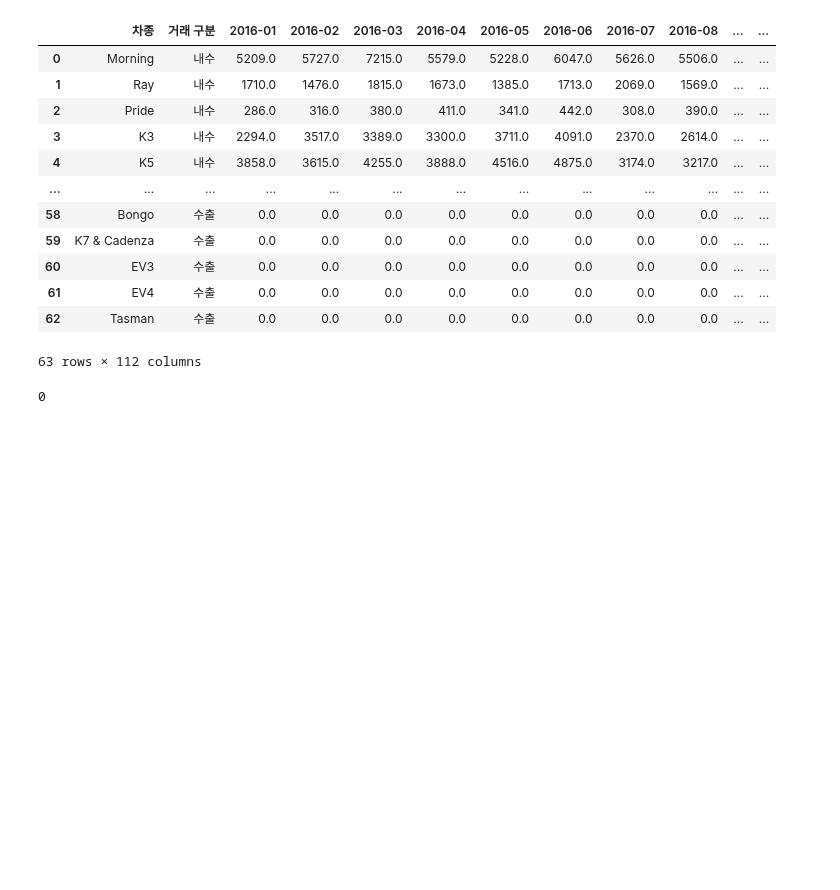
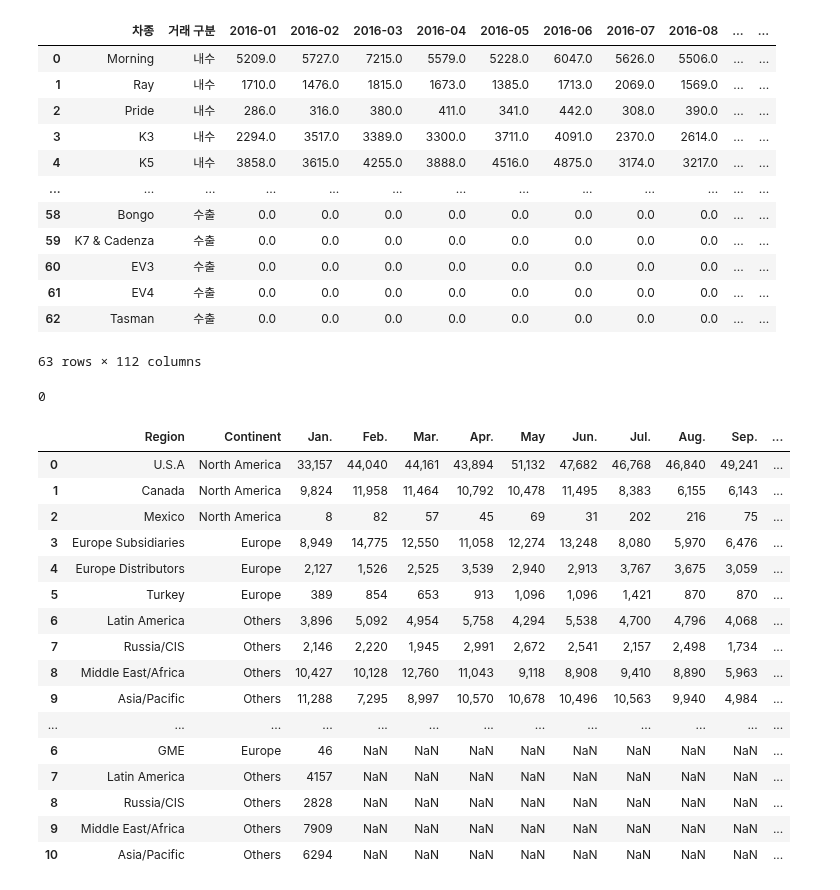
Before and after one commit to CodeWorks-hi/mini-project-2, a Jupyter notebook: jupyter_notebooks/데이터_전처리/temp_data.ipynb, the cells around one changed output. Saved outputs shown, nothing was run; the diff lists cells and outputs as text; code cells hidden in the pictures; blank space fills up the shorter version.

```diff
--- a/jupyter_notebooks/데이터_전처리/temp_data.ipynb
+++ b/jupyter_notebooks/데이터_전처리/temp_data.ipynb
@@ -60,0 +60,26 @@ df.to_csv("../../data/processed/kia-by-car.csv", index=False)
+# %%
+a = pd.read_csv("../../data/raw/현대/hmc-export-by-region-december-y2023.csv")
+b = pd.read_csv("../../data/raw/현대/hmc-export-by-region-december-y2024.csv")
+c = pd.read_csv("../../data/raw/현대/hmc-export-by-region-january-y2025.csv")
+
+df = pd.concat([a, b, c], axis=0)
+df
+# df.groupby("Region")["Continent"].count().count()
+# %% [output]
+|  | Region | Continent | Jan. | Feb. | Mar. | Apr. | May | Jun. | Jul. | Aug. | Sep. | ... |
+| 0 | U.S.A | North America | 33,157 | 44,040 | 44,161 | 43,894 | 51,132 | 47,682 | 46,768 | 46,840 | 49,241 | ... |
+| 1 | Canada | North America | 9,824 | 11,958 | 11,464 | 10,792 | 10,478 | 11,495 | 8,383 | 6,155 | 6,143 | ... |
+| 2 | Mexico | North America | 8 | 82 | 57 | 45 | 69 | 31 | 202 | 216 | 75 | ... |
+| 3 | Europe Subsidiaries | Europe | 8,949 | 14,775 | 12,550 | 11,058 | 12,274 | 13,248 | 8,080 | 5,970 | 6,476 | ... |
+| 4 | Europe Distributors | Europe | 2,127 | 1,526 | 2,525 | 3,539 | 2,940 | 2,913 | 3,767 | 3,675 | 3,059 | ... |
+| 5 | Turkey | Europe | 389 | 854 | 653 | 913 | 1,096 | 1,096 | 1,421 | 870 | 870 | ... |
+| 6 | Latin America | Others | 3,896 | 5,092 | 4,954 | 5,758 | 4,294 | 5,538 | 4,700 | 4,796 | 4,068 | ... |
+| 7 | Russia/CIS | Others | 2,146 | 2,220 | 1,945 | 2,991 | 2,672 | 2,541 | 2,157 | 2,498 | 1,734 | ... |
+| 8 | Middle East/Africa | Others | 10,427 | 10,128 | 12,760 | 11,043 | 9,118 | 8,908 | 9,410 | 8,890 | 5,963 | ... |
+| 9 | Asia/Pacific | Others | 11,288 | 7,295 | 8,997 | 10,570 | 10,678 | 10,496 | 10,563 | 9,940 | 4,984 | ... |
+| ... | ... | ... | ... | ... | ... | ... | ... | ... | ... | ... | ... | ... |
+| 6 | GME | Europe | 46 | NaN | NaN | NaN | NaN | NaN | NaN | NaN | NaN | ... |
+| 7 | Latin America | Others | 4157 | NaN | NaN | NaN | NaN | NaN | NaN | NaN | NaN | ... |
+| 8 | Russia/CIS | Others | 2828 | NaN | NaN | NaN | NaN | NaN | NaN | NaN | NaN | ... |
+| 9 | Middle East/Africa | Others | 7909 | NaN | NaN | NaN | NaN | NaN | NaN | NaN | NaN | ... |
+| 10 | Asia/Pacific | Others | 6294 | NaN | NaN | NaN | NaN | NaN | NaN | NaN | NaN | ... |
```
Also changed, not shown: parts of 3 cells of this notebook, 6 other files.
